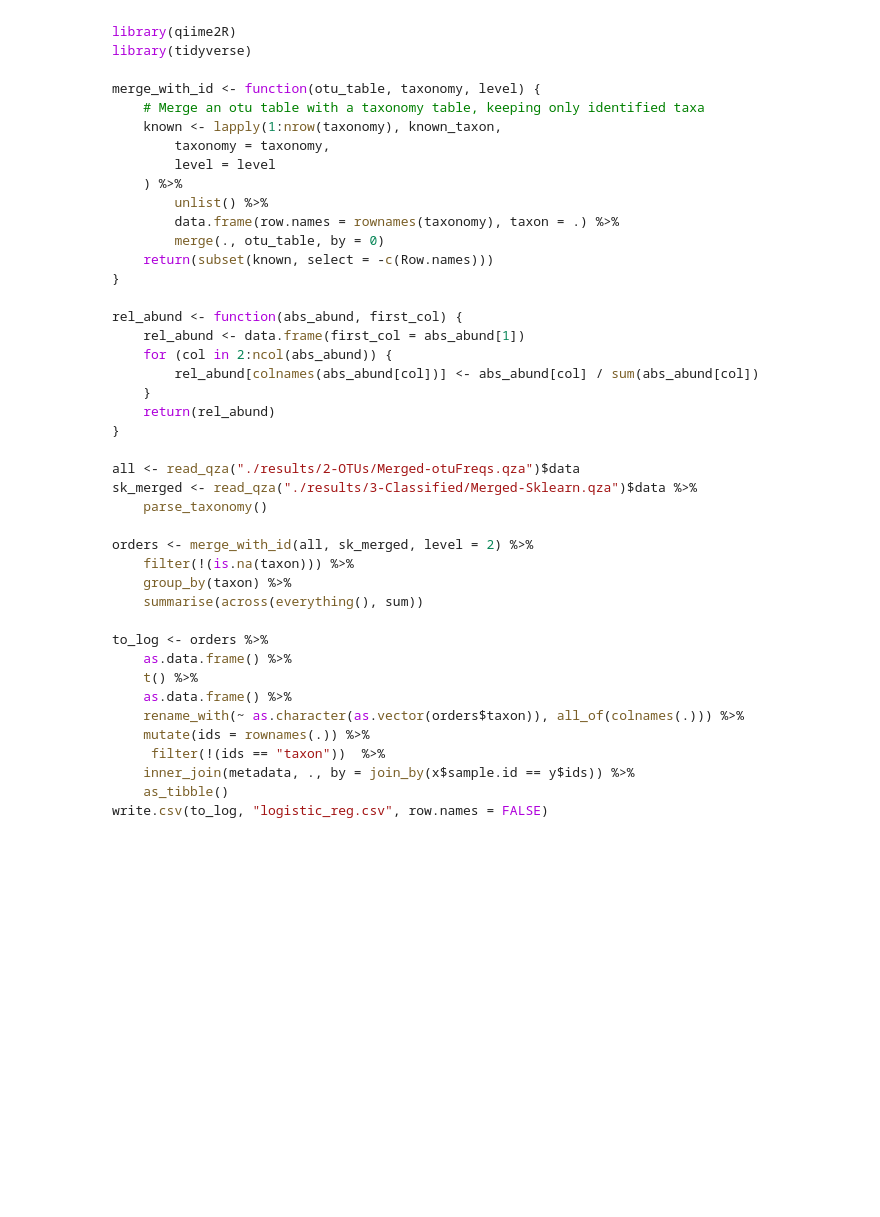
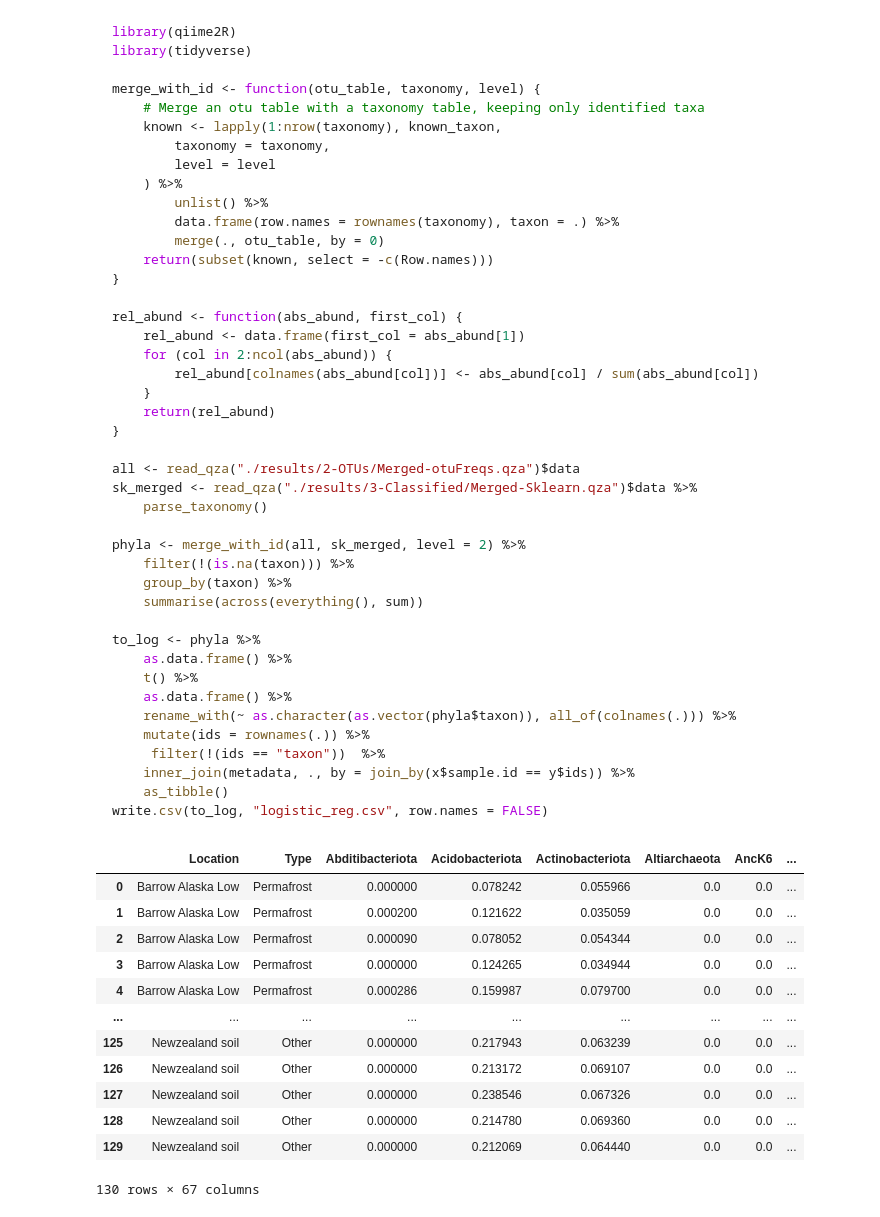
Before and after one commit to SJ-31/Cryosphere-ICCS261, a Jupyter notebook: logistic_reg.ipynb, the cells around one changed output. Cells and saved outputs as stored; diff of their text form; code cells hidden in the pictures; blank space fills up the shorter version.

````diff
--- a/logistic_reg.ipynb
+++ b/logistic_reg.ipynb
@@ -29,20 +40,43 @@ all <- read_qza("./results/2-OTUs/Merged-otuFreqs.qza")$data
 sk_merged <- read_qza("./results/3-Classified/Merged-Sklearn.qza")$data %>%
     parse_taxonomy()
 
-orders <- merge_with_id(all, sk_merged, level = 2) %>%
+phyla <- merge_with_id(all, sk_merged, level = 2) %>%
     filter(!(is.na(taxon))) %>%
     group_by(taxon) %>%
     summarise(across(everything(), sum))
 
-to_log <- orders %>%
+to_log <- phyla %>%
     as.data.frame() %>%
     t() %>%
     as.data.frame() %>%
-    rename_with(~ as.character(as.vector(orders$taxon)), all_of(colnames(.))) %>%
+    rename_with(~ as.character(as.vector(phyla$taxon)), all_of(colnames(.))) %>%
     mutate(ids = rownames(.)) %>%
      filter(!(ids == "taxon"))  %>%
     inner_join(metadata, ., by = join_by(x$sample.id == y$ids)) %>%
     as_tibble()
 write.csv(to_log, "logistic_reg.csv", row.names = FALSE)
 ```
+# %%
+import pandas as pd
+from sklearn.model_selection import train_test_split
+from sklearn.linear_model import LogisticRegression
+from sklearn import metrics
+import matplotlib.pyplot as plt
+%matplotlib inline
+phyla = pd.read_csv("./logistic_reg.csv").drop("sample.id", axis="columns")
+display(phyla)
+# %% [output]
+|  | Location | Type | Abditibacteriota | Acidobacteriota | Actinobacteriota | Altiarchaeota | AncK6 | ... |
+| 0 | Barrow Alaska Low | Permafrost | 0.000000 | 0.078242 | 0.055966 | 0.0 | 0.0 | ... |
+| 1 | Barrow Alaska Low | Permafrost | 0.000200 | 0.121622 | 0.035059 | 0.0 | 0.0 | ... |
+| 2 | Barrow Alaska Low | Permafrost | 0.000090 | 0.078052 | 0.054344 | 0.0 | 0.0 | ... |
+| 3 | Barrow Alaska Low | Permafrost | 0.000000 | 0.124265 | 0.034944 | 0.0 | 0.0 | ... |
+| 4 | Barrow Alaska Low | Permafrost | 0.000286 | 0.159987 | 0.079700 | 0.0 | 0.0 | ... |
+| ... | ... | ... | ... | ... | ... | ... | ... | ... |
+| 125 | Newzealand soil | Other | 0.000000 | 0.217943 | 0.063239 | 0.0 | 0.0 | ... |
+| 126 | Newzealand soil | Other | 0.000000 | 0.213172 | 0.069107 | 0.0 | 0.0 | ... |
+| 127 | Newzealand soil | Other | 0.000000 | 0.238546 | 0.067326 | 0.0 | 0.0 | ... |
+| 128 | Newzealand soil | Other | 0.000000 | 0.214780 | 0.069360 | 0.0 | 0.0 | ... |
+| 129 | Newzealand soil | Other | 0.000000 | 0.212069 | 0.064440 | 0.0 | 0.0 | ... |
+130 rows × 67 columns
 # %%
````
Also changed, not shown: parts of 7 cells of this notebook, 2 other files.
